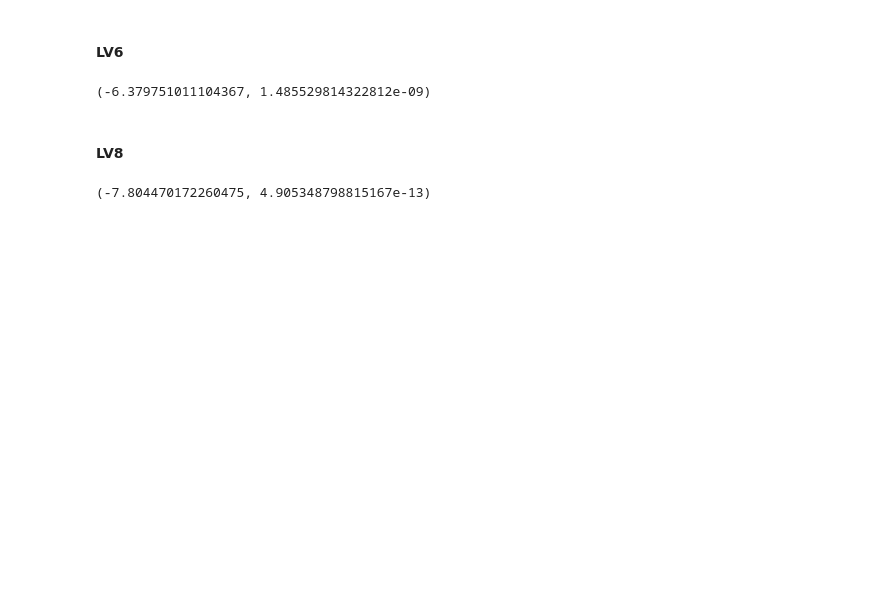
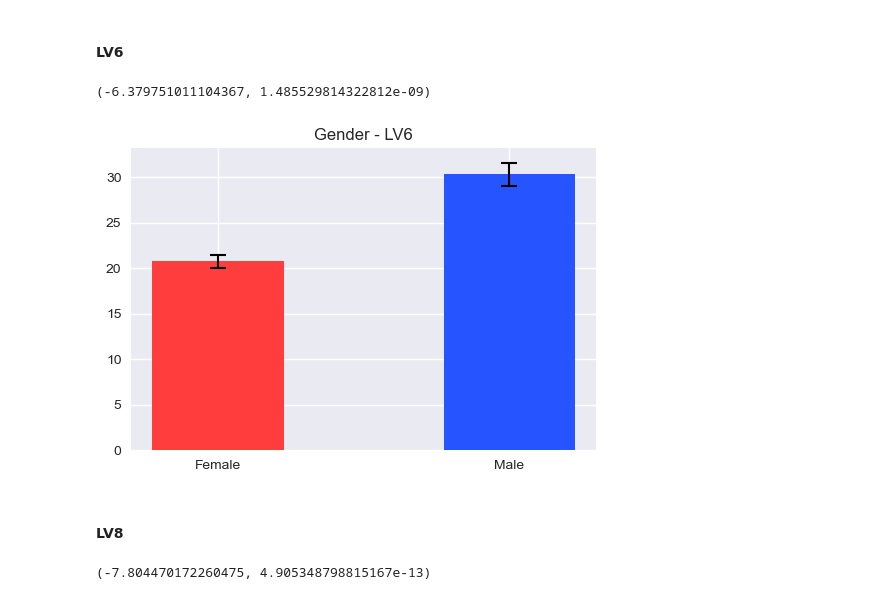
Before and after one commit to shinbutou/tsinghua_hcira, a Jupyter notebook: Earbuds/primary_analysis.ipynb, the cells around one changed output. Drawn from its saved outputs; the diff is of its cells as text; code cells hidden in the pictures; blank space fills up the shorter version.

```diff
--- a/Earbuds/primary_analysis.ipynb
+++ b/Earbuds/primary_analysis.ipynb
@@ -71,6 +95,10 @@ LV4_tstat, LV4_pvalue
 LV6_tstat, LV6_pvalue
 # %% [output]
 (-6.379751011104367, 1.485529814322812e-09)
+# %%
+graph([LV6_female, LV6_male], gender_labels, gender_tickets, 'Gender - LV6')
+# %% [output]
+[figure, added]
 # %% [markdown]
 #### LV8
 # %%
```
Also changed, not shown: parts of 11 cells of this notebook, 28 other files.
